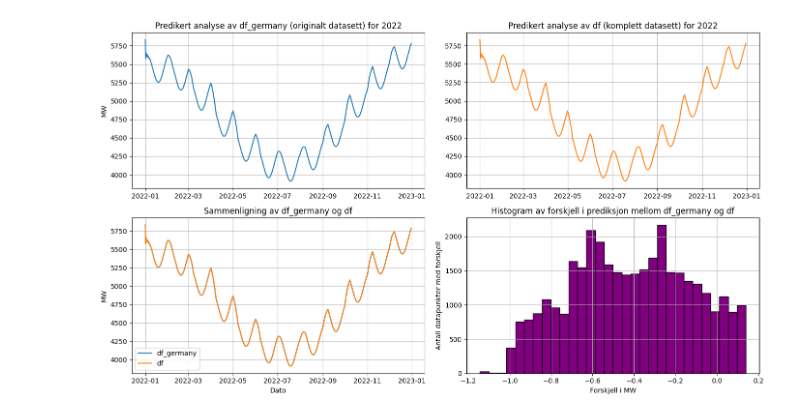
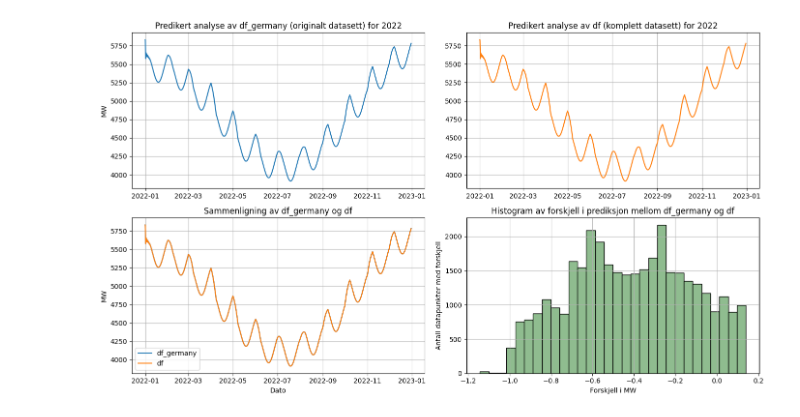
Before and after one commit to julie-edvardsen/Mappeprosjekt_Milj-dataanalyse, a Jupyter notebook: notebooks/6_Prediktiv_analyse.ipynb, the cells around one changed output. Saved outputs shown, nothing was run; the diff lists cells and outputs as text; code cells hidden in the pictures.

```diff
--- a/notebooks/6_Prediktiv_analyse.ipynb
+++ b/notebooks/6_Prediktiv_analyse.ipynb
@@ -3,12 +17,11 @@
 # %%
 from sklearn.linear_model import LinearRegression
 from sklearn.metrics import mean_squared_error, r2_score
-
 import pandas as pd
 import numpy as np
 import kagglehub
 import matplotlib.pyplot as plt
-
+import seaborn as sns
 
 # Orginalt datasett (df_germany)
 pathGermany = kagglehub.dataset_download("l3llff/wind-power")
@@ -31,7 +44,6 @@ df["week"] = df["datetime"].dt.isocalendar().week
 df["month"] = df["datetime"].dt.month
 df["year"] = df["datetime"].dt.year
 
-
 # Funksjon for å lage lagrede funksjoner
 def lag_funksjoner(df, start_tid):
     df = df.copy()
@@ -43,7 +55,6 @@ def lag_funksjoner(df, start_tid):
     df["month_cos"] = np.cos(2 * np.pi * df["month"] / 12)
     df["minutes_since_start"] = (df["datetime"] - start_tid).dt.total_seconds() / 60
     return df[["hour_sin", "hour_cos", "day_sin", "day_cos", "month_sin", "month_cos", "minutes_since_start"]]
-
 
 start_tid = min(df["datetime"].min(), df_germany["datetime"].min())
 
@@ -71,8 +82,6 @@ future_df["pred_complete"] = model_complete.predict(X_future)
 # Glatter ut prediksjonene og gjørde mer lesbare
 future_df["pred_germany_smooth"] = future_df["pred_germany"].rolling(window=672, min_periods=1).mean()
 future_df["pred_complete_smooth"] = future_df["pred_complete"].rolling(window=672, min_periods=1).mean()
-
-
 
 # Plotting av prediktiv analyse
 plot_df = future_df[(future_df["datetime"] >= "2022-01-01") & (future_df["datetime"] <= "2022-12-31")].copy()
@@ -84,32 +93,32 @@ fig, axes = plt.subplots(2, 2, figsize=(14, 8), sharex=False)
 # Øverst til venstre: df_germany
 axes[0, 0].plot(plot_df["datetime"], plot_df["pred_germany_smooth"], color="tab:blue")
 axes[0, 0].set_title("Predikert analyse av df_germany (originalt datasett) for 2022")
 axes[0, 0].set_ylabel("MW")
 axes[0, 0].grid(True)
 
 # Øverst til høyre: df
 axes[0, 1].plot(plot_df["datetime"], plot_df["pred_complete_smooth"], color="tab:orange")
 axes[0, 1].set_title("Predikert analyse av df (komplett datasett) for 2022")
 axes[0, 1].grid(True)
 
 # Nederst til venstre: Sammenligning av df_germany og df
 axes[1, 0].plot(plot_df["datetime"], plot_df["pred_germany_smooth"], label="df_germany", color="tab:blue")
 axes[1, 0].plot(plot_df["datetime"], plot_df["pred_complete_smooth"], label="df", color="tab:orange")
 axes[1, 0].set_title("Sammenligning av df_germany og df")
 axes[1, 0].set_xlabel("Dato")
 axes[1, 0].set_ylabel("MW")
 axes[1, 0].legend()
 axes[1, 0].grid(True)
 
 # Nederst til høyre: Histogram av forskjell mellom df_germany og df
-axes[1, 1].hist(plot_df["forskjell"], bins=30, color="purple", edgecolor="black")
+axes[1, 1].hist(plot_df["forskjell"], bins=30, color="darkseagreen", edgecolor="black")
 axes[1, 1].set_title("Histogram av forskjell i prediksjon mellom df_germany og df")
 axes[1, 1].set_xlabel("Forskjell i MW")
 axes[1, 1].set_ylabel("Antall datapunkter med forskjell")
 axes[1, 1].grid(True)
 
 # Viser figuren
 plt.tight_layout()
 plt.show()
 # %% [output]
-[figure, old version]
+[figure, new version]
```
Also changed, not shown: parts of 5 cells of this notebook, 2 other files.
